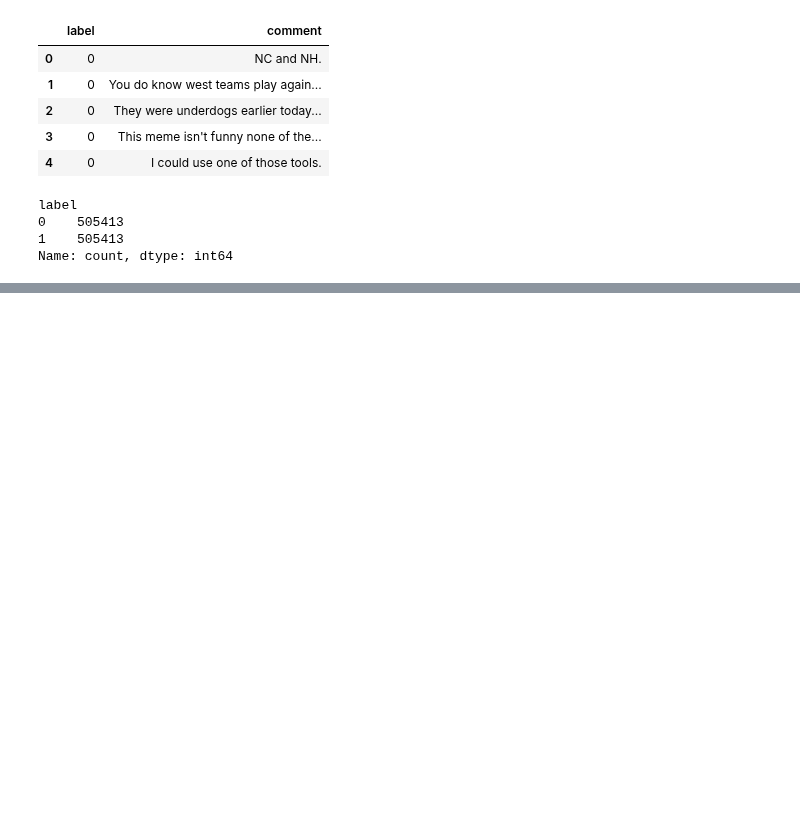
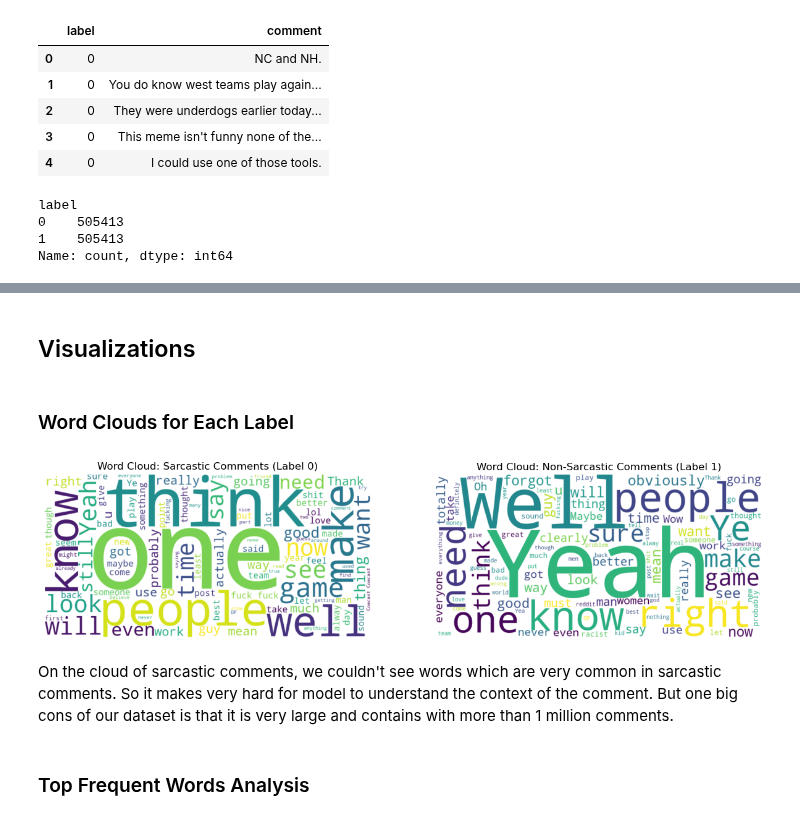
Before and after one commit to davydantoniuk/youtube-sentiment-analyser, a Jupyter notebook: models/model3/model3.ipynb, the cells around one changed output, grey strips where cells are left out. Drawn from its saved outputs; the diff is of its cells as text; code cells hidden in the pictures; blank space fills up the shorter version.

Commit message:
Data Visualizations for model3

```diff
--- a/models/model3/model3.ipynb
+++ b/models/model3/model3.ipynb
@@ -27,0 +34,6 @@ Name: count, dtype: int64
+# %%
+df = df.dropna()
+# %% [markdown]
+## Visualizations
+# %% [markdown]
+### Word Clouds for Each Label
@@ -27,0 +44,26 @@ Name: count, dtype: int64
+# %%
+sarcastic_comments = " ".join(df[df['label'] == 0]['comment'].astype(str).values)
+non_sarcastic_comments = " ".join(df[df['label'] == 1]['comment'].astype(str).values)
+# %%
+wordcloud_sarcastic = WordCloud(width=800, height=400, background_color='white', max_words=100).generate(sarcastic_comments)
+wordcloud_non_sarcastic = WordCloud(width=800, height=400, background_color='white', max_words=100).generate(non_sarcastic_comments)
+# %%
+plt.figure(figsize=(15, 7))
+
+plt.subplot(1, 2, 1)
+plt.imshow(wordcloud_sarcastic, interpolation='bilinear')
+plt.axis('off')
+plt.title("Word Cloud: Sarcastic Comments (Label 0)")
+
+plt.subplot(1, 2, 2)
+plt.imshow(wordcloud_non_sarcastic, interpolation='bilinear')
+plt.axis('off')
+plt.title("Word Cloud: Non-Sarcastic Comments (Label 1)")
+
+plt.show()
+# %% [output]
+[figure, added]
+# %% [markdown]
+On the cloud of sarcastic comments, we couldn't see words which are very common in sarcastic comments. So it makes very hard for model to understand the context of the comment. But one big cons of our dataset is that it is very large and contains with more than 1 million comments.
+# %% [markdown]
+### Top Frequent Words Analysis
```
Also changed, not shown: parts of 12 cells of this notebook.
